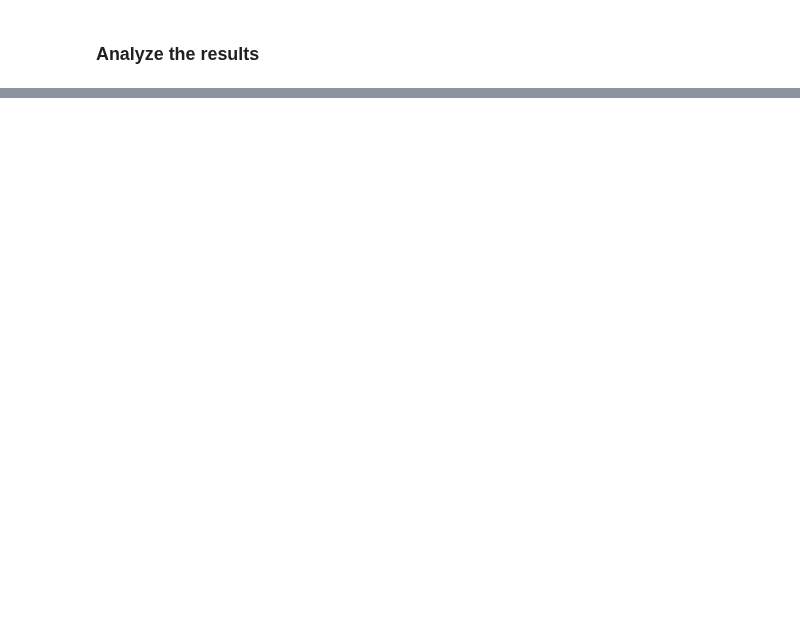
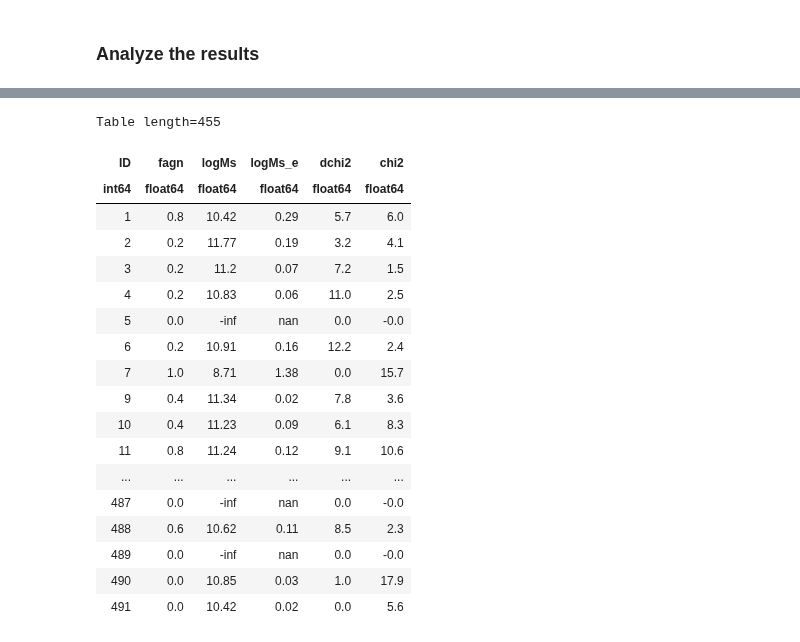
Before and after one commit to Chisen-Lupus/dwarf_agn_cosmos, a Jupyter notebook: hsc-ssp_sed.ipynb, the cells around one changed output, grey strips where cells are left out. Drawn from its saved outputs; the diff is of its cells as text; code cells hidden in the pictures; blank space fills up the shorter version.

```diff
--- a/hsc-ssp_sed.ipynb
+++ b/hsc-ssp_sed.ipynb
@@ -513,3 +510,38 @@ FileNotFoundError: [Errno 2] No such file or directory: './cigale/hsc/fagn1/out/
+# %%
+logM = np.round(np.log10(results_float['bayes.stellar.m_star']), 2)
+dM = np.round(dM, 2)
+
+dchi2 = np.round(results_fagn1['best.reduced_chi_square'] - results_float['best.reduced_chi_square'], 1)
+chi2 = np.round(results_float['best.reduced_chi_square'], 1)
+fagn = np.round(results_float['best.agn.fracAGN'], 1)
+
+id = data_agn['ID'][idx_agn2COSMOS20]
+
+table_mass = table.Table([id, fagn, logM, dM, dchi2, chi2], names=['ID', 'fagn', 'logMs', 'logMs_e', 'dchi2', 'chi2'])
+
+table_mass.write('table_mass.dat', overwrite=True, format='latex')
+table_mass.write('table_mass.txt', overwrite=True, format='ascii')
+table_mass
+# %% [output]
+Table length=455
+| ID | fagn | logMs | logMs_e | dchi2 | chi2 |
+| int64 | float64 | float64 | float64 | float64 | float64 |
+| 1 | 0.8 | 10.42 | 0.29 | 5.7 | 6.0 |
+| 2 | 0.2 | 11.77 | 0.19 | 3.2 | 4.1 |
+| 3 | 0.2 | 11.2 | 0.07 | 7.2 | 1.5 |
+| 4 | 0.2 | 10.83 | 0.06 | 11.0 | 2.5 |
+| 5 | 0.0 | -inf | nan | 0.0 | -0.0 |
+| 6 | 0.2 | 10.91 | 0.16 | 12.2 | 2.4 |
+| 7 | 1.0 | 8.71 | 1.38 | 0.0 | 15.7 |
+| 9 | 0.4 | 11.34 | 0.02 | 7.8 | 3.6 |
+| 10 | 0.4 | 11.23 | 0.09 | 6.1 | 8.3 |
+| 11 | 0.8 | 11.24 | 0.12 | 9.1 | 10.6 |
+| ... | ... | ... | ... | ... | ... |
+| 487 | 0.0 | -inf | nan | 0.0 | -0.0 |
+| 488 | 0.6 | 10.62 | 0.11 | 8.5 | 2.3 |
+| 489 | 0.0 | -inf | nan | 0.0 | -0.0 |
+| 490 | 0.0 | 10.85 | 0.03 | 1.0 | 17.9 |
+| 491 | 0.0 | 10.42 | 0.02 | 0.0 | 5.6 |
 # %%
 fig, ax = plt.subplots(1,1, figsize=(5, 4.5))
 
```
Also changed, not shown: parts of 17 cells of this notebook, 3 other files.
